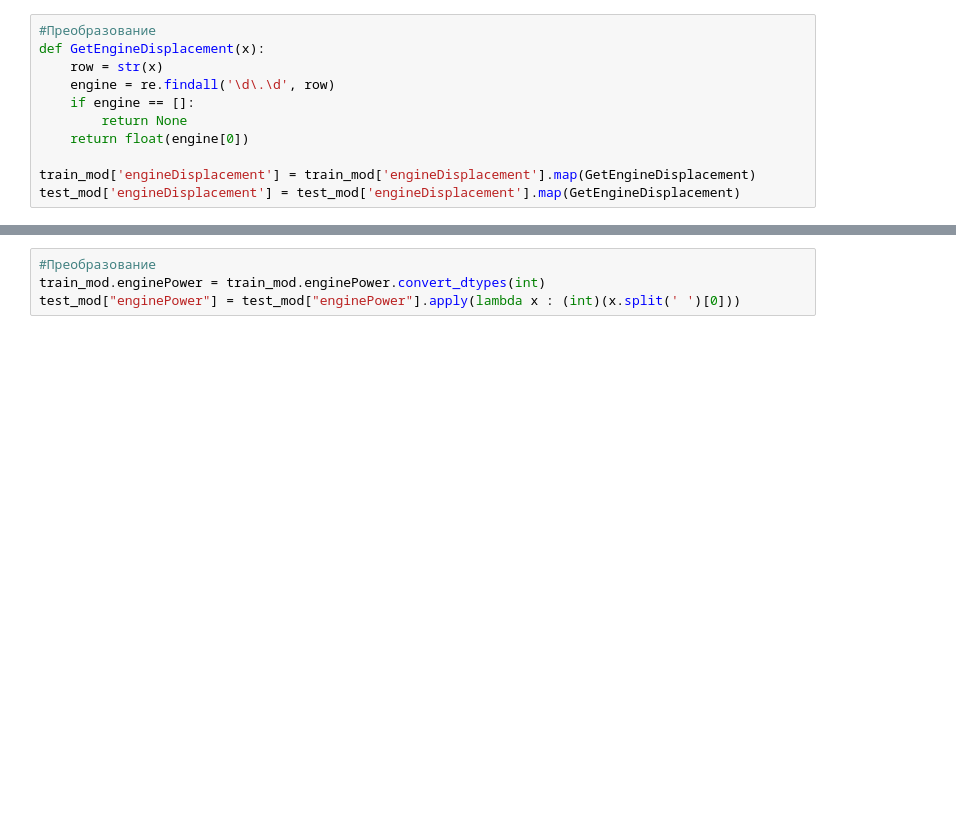
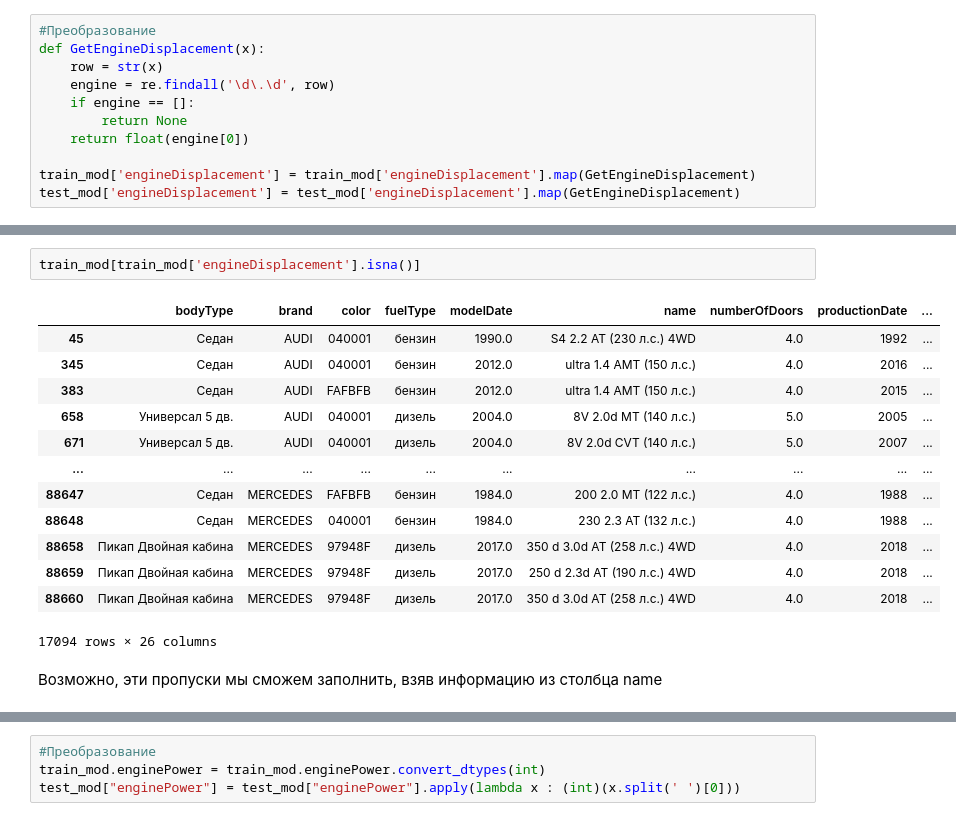
Before and after one commit to Sly-Dog/auto_pricing, a Jupyter notebook: primary_notebook.ipynb, the cells around one changed output, grey strips where cells are left out. Saved outputs shown, nothing was run; the diff lists cells and outputs as text; blank space fills up the shorter version.

```diff
--- a/primary_notebook.ipynb
+++ b/primary_notebook.ipynb
@@ -370,0 +398,18 @@ Name: engineDisplacement, dtype: float64
+# %%
+train_mod[train_mod['engineDisplacement'].isna()]
+# %% [output]
+|  | bodyType | brand | color | fuelType | modelDate | name | numberOfDoors | productionDate | ... |
+| 45 | Седан | AUDI | 040001 | бензин | 1990.0 | S4 2.2 AT (230 л.с.) 4WD | 4.0 | 1992 | ... |
+| 345 | Седан | AUDI | 040001 | бензин | 2012.0 | ultra 1.4 AMT (150 л.с.) | 4.0 | 2016 | ... |
+| 383 | Седан | AUDI | FAFBFB | бензин | 2012.0 | ultra 1.4 AMT (150 л.с.) | 4.0 | 2015 | ... |
+| 658 | Универсал 5 дв. | AUDI | 040001 | дизель | 2004.0 | 8V 2.0d MT (140 л.с.) | 5.0 | 2005 | ... |
+| 671 | Универсал 5 дв. | AUDI | 040001 | дизель | 2004.0 | 8V 2.0d CVT (140 л.с.) | 5.0 | 2007 | ... |
+| ... | ... | ... | ... | ... | ... | ... | ... | ... | ... |
+| 88647 | Седан | MERCEDES | FAFBFB | бензин | 1984.0 | 200 2.0 MT (122 л.с.) | 4.0 | 1988 | ... |
+| 88648 | Седан | MERCEDES | 040001 | бензин | 1984.0 | 230 2.3 AT (132 л.с.) | 4.0 | 1988 | ... |
+| 88658 | Пикап Двойная кабина | MERCEDES | 97948F | дизель | 2017.0 | 350 d 3.0d AT (258 л.с.) 4WD | 4.0 | 2018 | ... |
+| 88659 | Пикап Двойная кабина | MERCEDES | 97948F | дизель | 2017.0 | 250 d 2.3d AT (190 л.с.) 4WD | 4.0 | 2018 | ... |
+| 88660 | Пикап Двойная кабина | MERCEDES | 97948F | дизель | 2017.0 | 350 d 3.0d AT (258 л.с.) 4WD | 4.0 | 2018 | ... |
+17094 rows × 26 columns
+# %% [markdown]
+Возможно, эти пропуски мы сможем заполнить, взяв информацию из столбца name
```
Also changed, not shown: parts of 65 cells of this notebook.
